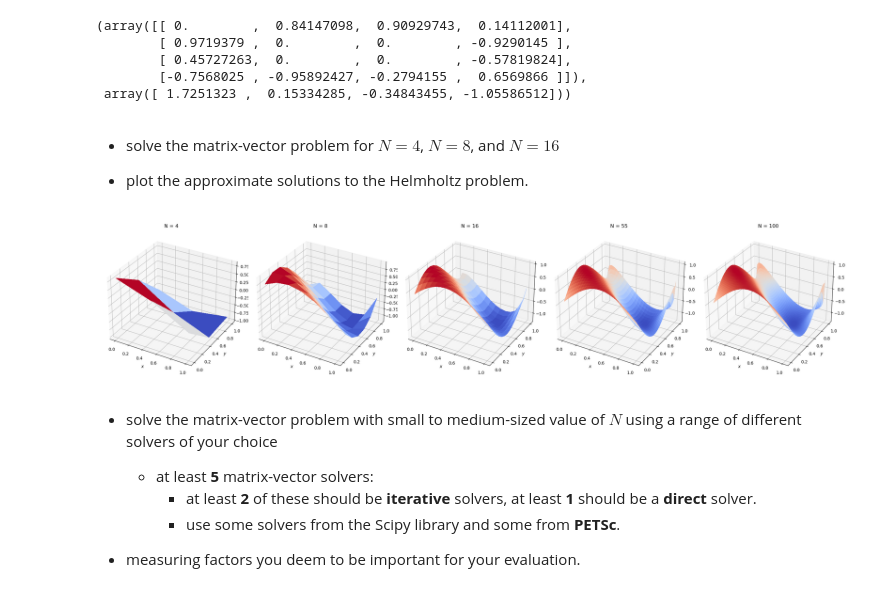
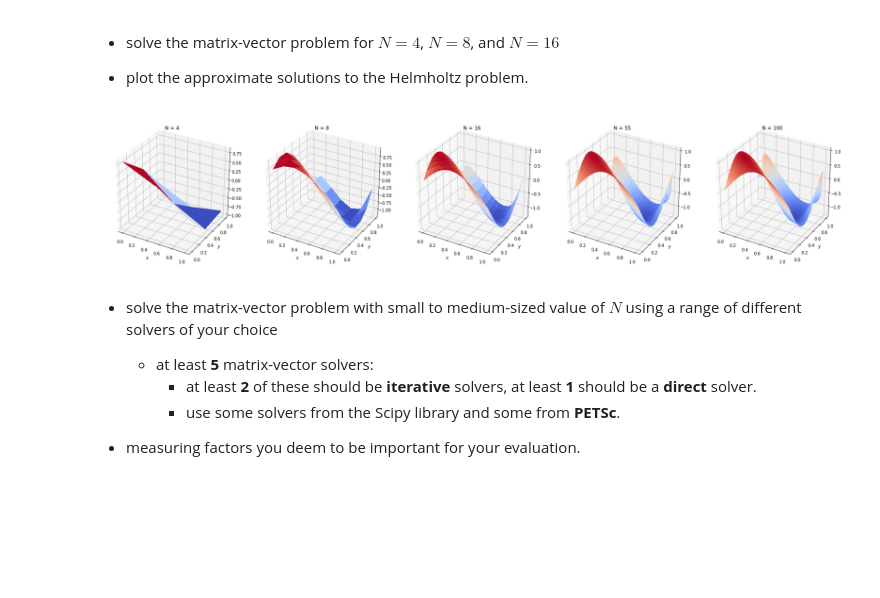
Before and after one commit to YRYoung/HPC, a Jupyter notebook: Assigenment/Assignment_4.ipynb, the cells around one changed output. Cells and saved outputs as stored; diff of their text form; code cells hidden in the pictures; blank space fills up the shorter version.

```diff
--- a/Assigenment/Assignment_4.ipynb
+++ b/Assigenment/Assignment_4.ipynb
@@ -126,14 +128,6 @@ def generate_b2(N):
     Y[1:N, 1:N] = 0
     Z = np.sin(3 * X + 4 * Y)
     return Z,convolve2d(Z, window, mode='valid').flatten()
-# %%
-generate_b2(3)
-# %% [output]
-(array([[ 0.        ,  0.84147098,  0.90929743,  0.14112001],
-        [ 0.9719379 ,  0.        ,  0.        , -0.9290145 ],
-        [ 0.45727263,  0.        ,  0.        , -0.57819824],
-        [-0.7568025 , -0.95892427, -0.2794155 ,  0.6569866 ]]),
- array([ 1.7251323 ,  0.15334285, -0.34843455, -1.05586512]))
 # %% [markdown]
 * solve the matrix-vector problem for $N=4$, $N=8$, and $N=16$
 
@@ -147,29 +141,29 @@ def solve_x(N):
 # %%
 Ns = [4, 8, 16, 55, 100]
 
 
 def plot():
-    fig = plt.figure(figsize=(5 * len(Ns), 22))
+    fig = plt.figure(figsize=(5 * len(Ns), 5))
 
     for i, N in enumerate(tqdm(Ns)):
         u = solve_x(N)
 
         ticksX = ticksY = np.linspace(0, 1, N - 1)
         X, Y = np.meshgrid(ticksX, ticksY)
 
         ax = fig.add_subplot(1, len(Ns), i + 1, projection='3d')
         ax.plot_surface(X, Y, u, antialiased=False, cmap=cm.coolwarm)
         ax.set_xlabel(r'$x$')
         ax.set_ylabel(r'$y$')
         ax.set_title(r'N = {}'.format(N))
 
     fig.tight_layout(h_pad=4)
     plt.show()
 
 
 plot()
 # %% [output]
-[figure, old version]
+[figure, new version]
 # %% [markdown]
 * solve the matrix-vector problem with small to medium-sized value of $N$ using a range of different solvers of your choice
 
```
Also changed, not shown: parts of 6 cells of this notebook.
